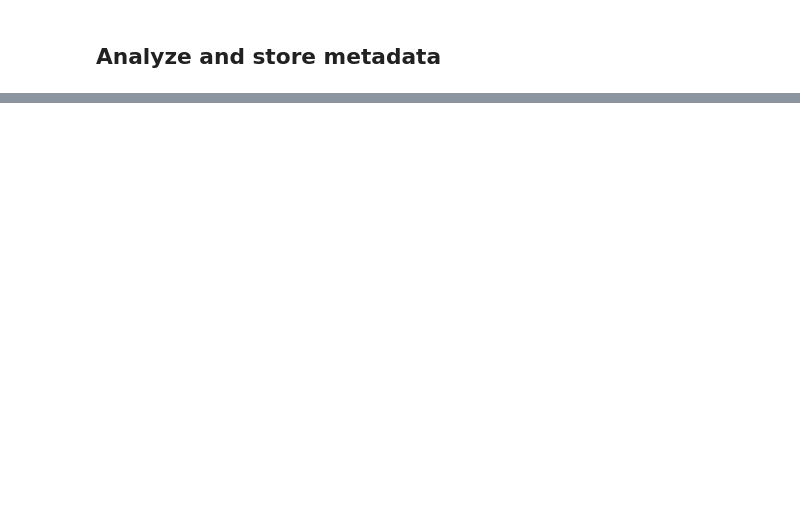
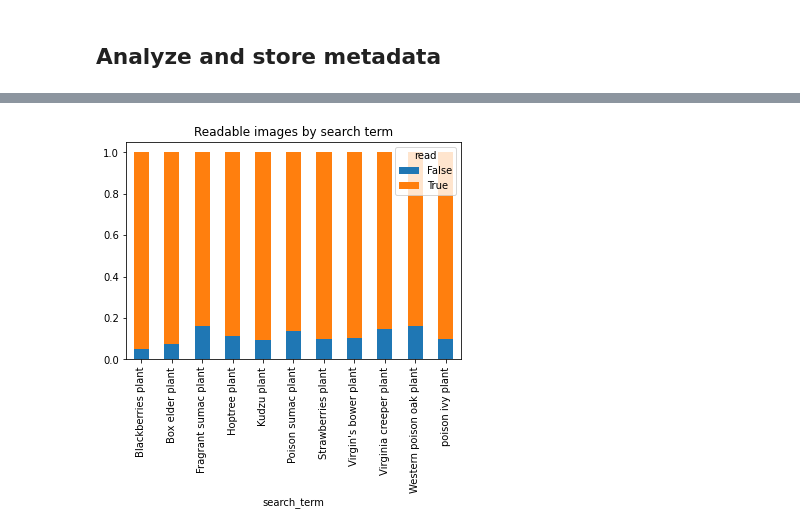
Before and after one commit to KenWronka/poison_ivy_detector, a Jupyter notebook: code/model_pipeline_v1/1.1-download_and_store_images.ipynb, the cells around one changed output, grey strips where cells are left out. Saved outputs shown, nothing was run; the diff lists cells and outputs as text; code cells hidden in the pictures; blank space fills up the shorter version.

```diff
--- a/code/model_pipeline_v1/1.1-download_and_store_images.ipynb
+++ b/code/model_pipeline_v1/1.1-download_and_store_images.ipynb
@@ -231,0 +316,15 @@ df_ims.head()
+# %%
+term_counts = df_ims['search_term'].value_counts()
+df_plot = df_ims.groupby(['search_term', 'read'])[['label_str']] \
+    .count() \
+    .rename({'label_str': 'count'}, axis=1) \
+    .reset_index()
+
+df_plot['frac'] = df_plot.apply(lambda row: row['count'] / term_counts[row['search_term']], axis=1)
+# df_plot.set_index('read').unstack()
+df_plot = df_plot.set_index(['search_term', 'read']).unstack()
+df_plot.plot.bar(y='frac', stacked=True, title='Readable images by search term')
+plt.show()
+# sns.barplot(data=df_plot, x='search_term', y='frac', hue='read', dodge=False, s)
+# %% [output]
+[figure, added]
```
Also changed, not shown: parts of 13 cells of this notebook.
